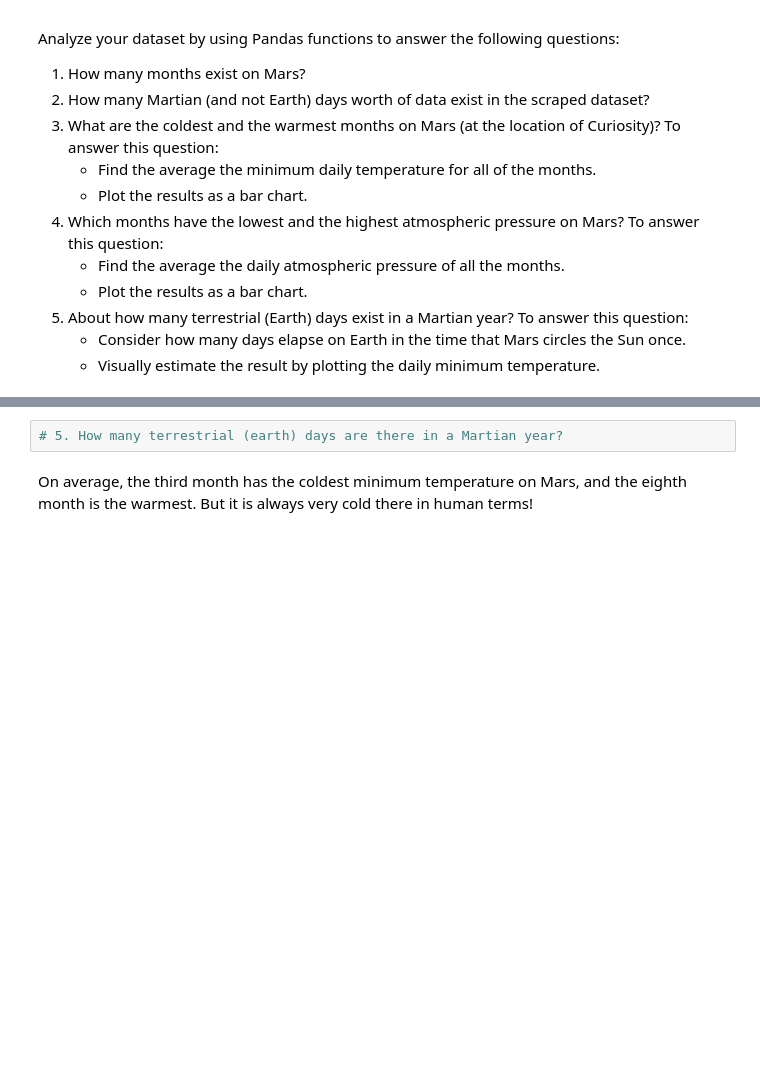
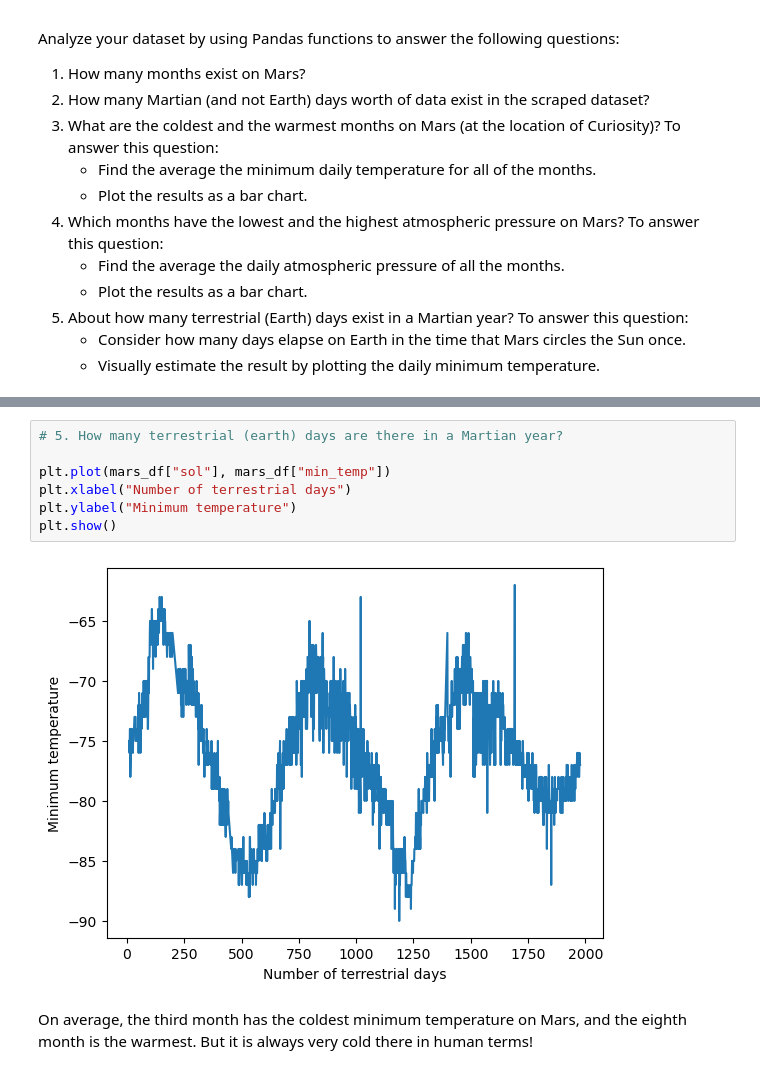
Before and after one commit to keenet1/web-scraping-challenge, a Jupyter notebook: Starter_Code/part_2_mars_weather_completed.ipynb, the cells around one changed output, grey strips where cells are left out. Saved outputs shown, nothing was run; the diff lists cells and outputs as text; blank space fills up the shorter version.

```diff
--- a/Starter_Code/part_2_mars_weather_completed.ipynb
+++ b/Starter_Code/part_2_mars_weather_completed.ipynb
@@ -121,5 +232,12 @@ Analyze your dataset by using Pandas functions to answer the following questions
 # %%
 # 5. How many terrestrial (earth) days are there in a Martian year?
+
+plt.plot(mars_df["sol"], mars_df["min_temp"])
+plt.xlabel("Number of terrestrial days")
+plt.ylabel("Minimum temperature")
+plt.show()
+# %% [output]
+[figure, added]
 # %% [markdown]
 On average, the third month has the coldest minimum temperature on Mars, and the eighth month is the warmest. But it is always very cold there in human terms!
 # %% [markdown]
```
Also changed, not shown: parts of 17 cells of this notebook, 1 other file.
